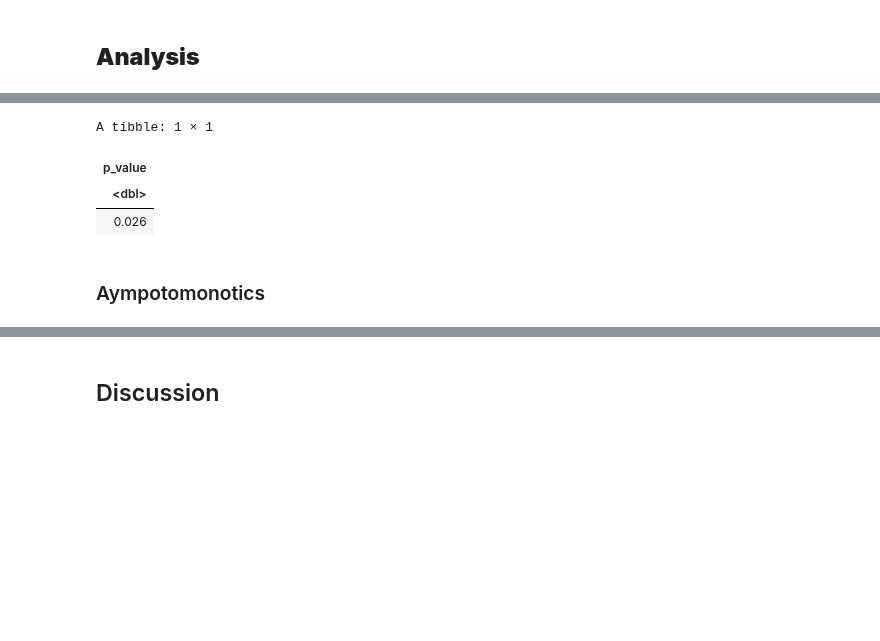
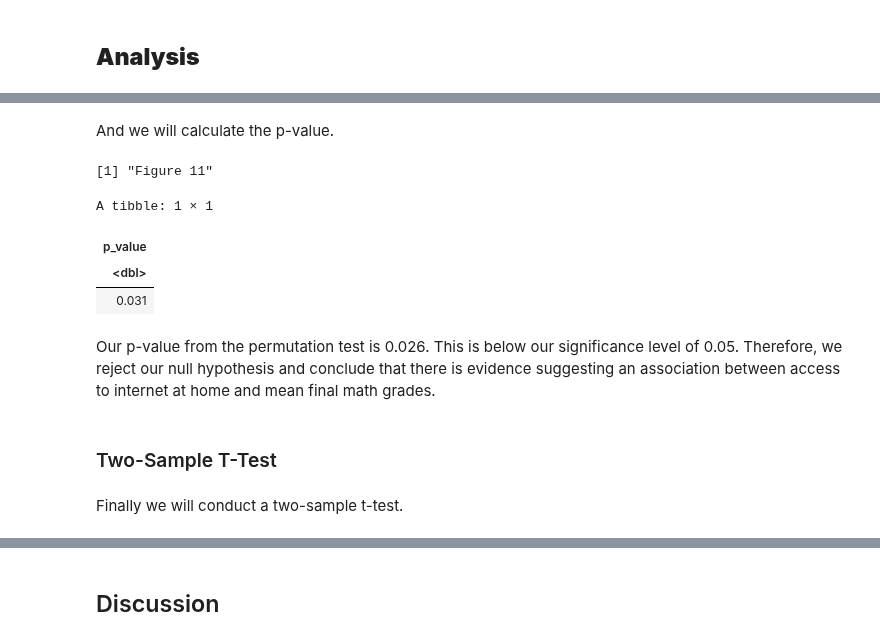
Before and after one commit to jjadeb/stat-201-project, a Jupyter notebook: src/final_report.ipynb, the cells around one changed output, grey strips where cells are left out. Drawn from its saved outputs; the diff is of its cells as text; code cells hidden in the pictures; blank space fills up the shorter version.

```diff
--- a/src/final_report.ipynb
+++ b/src/final_report.ipynb
@@ -222,14 +326,22 @@ obs_diff_mean
+# %% [markdown]
+And we will calculate the p-value.
 # %%
 p_value <- null_distribution %>%
 get_p_value(obs_stat = obs_diff_mean, direction = "right")
+"Figure 11"
 p_value
 # %% [output]
-A tibble: 1 × 1
+[1] "Figure 11"
+A tibble: 1 × 1
 | p_value |
 | <dbl> |
-| 0.026 |
+| 0.031 |
+# %% [markdown]
+Our p-value from the permutation test is 0.026. This is below our significance level of 0.05. Therefore, we reject our null hypothesis and conclude that there is evidence suggesting an association between access to internet at home and mean final math grades.
 # %% [markdown]
-### Aympotomonotics
+### Two-Sample T-Test
+# %% [markdown]
+Finally we will conduct a two-sample t-test.
 # %%
 model <- t.test(data %>% filter(internet == "yes") %>% pull(final_grade),
                 data %>% filter(internet == "no") %>% pull(final_grade),
```
Also changed, not shown: parts of 35 cells of this notebook.
